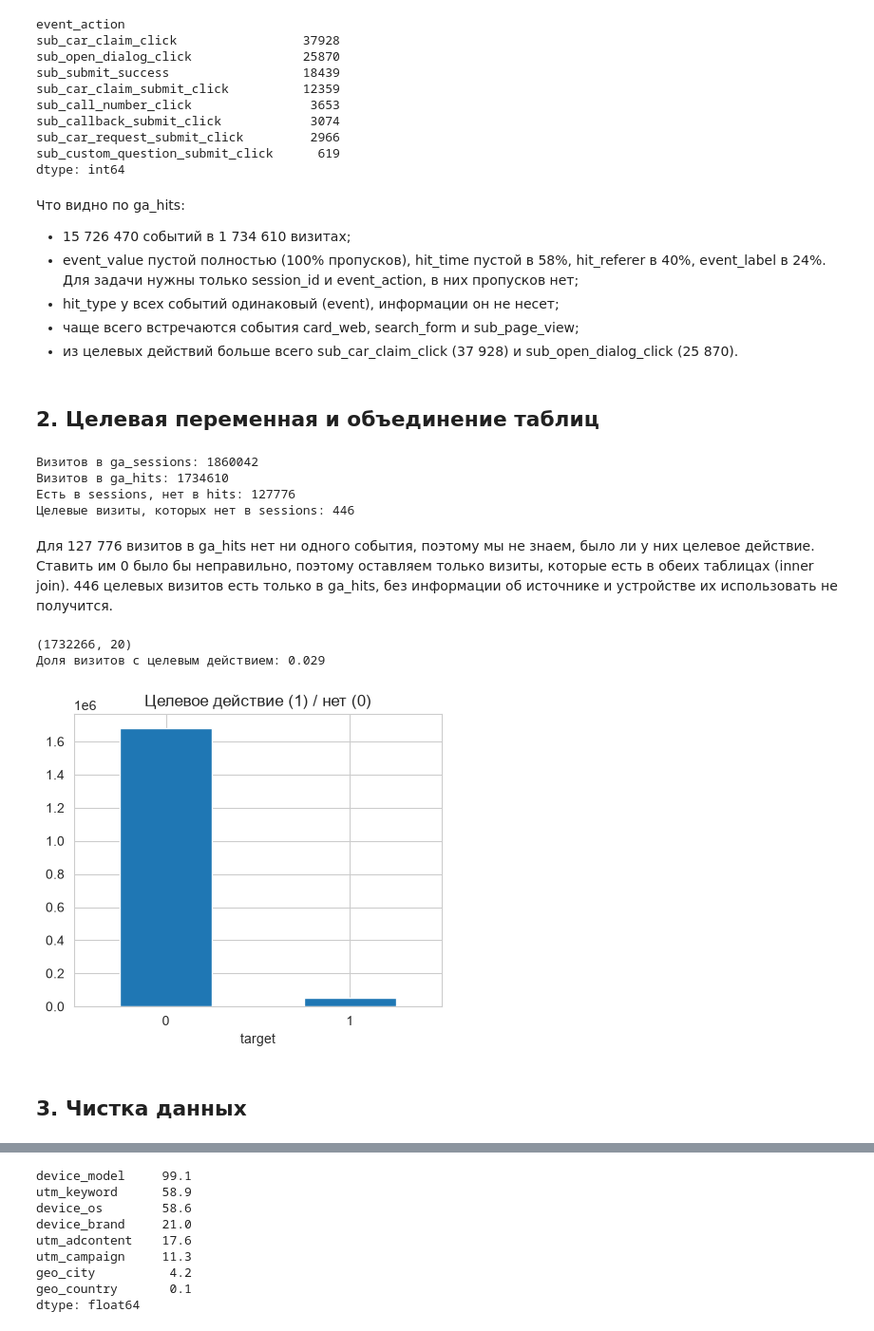
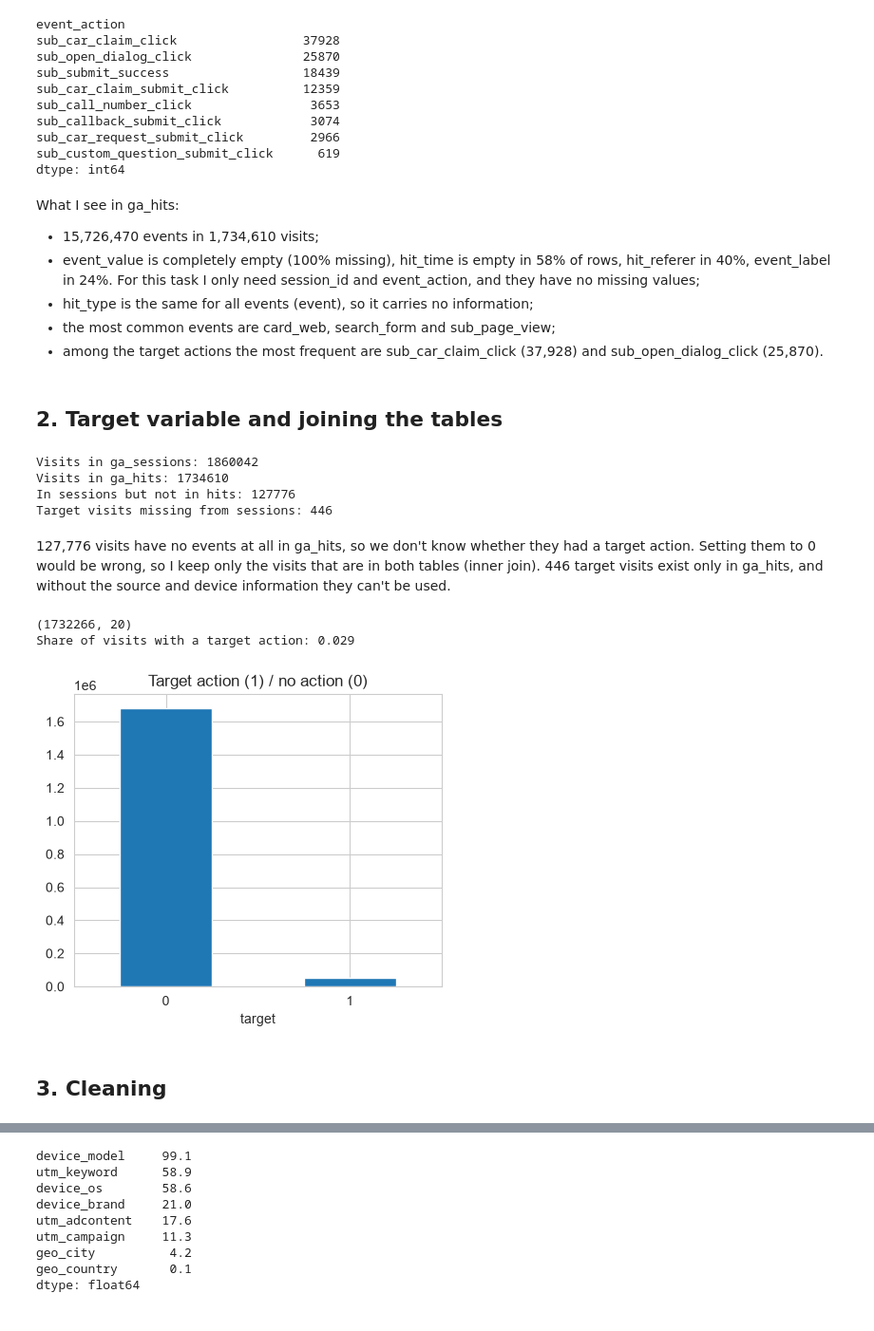
Before and after one commit to Alikonchik-Kaedahara/sber_auto_subscription, a Jupyter notebook: 01_EDA.ipynb, the cells around one changed output, grey strips where cells are left out. Shown at 95% size. Saved outputs shown, nothing was run; the diff lists cells and outputs as text; code cells hidden in the pictures.

```diff
--- a/01_EDA.ipynb
+++ b/01_EDA.ipynb
@@ -151,47 +151,47 @@ sub_car_request_submit_click         2966
 sub_custom_question_submit_click      619
 dtype: int64
 # %% [markdown]
-Что видно по ga_hits:
+What I see in ga_hits:
 
-- 15 726 470 событий в 1 734 610 визитах;
-- event_value пустой полностью (100% пропусков), hit_time пустой в 58%, hit_referer в 40%, event_label в 24%. Для задачи нужны только session_id и event_action, в них пропусков нет;
-- hit_type у всех событий одинаковый (event), информации он не несет;
-- чаще всего встречаются события card_web, search_form и sub_page_view;
-- из целевых действий больше всего sub_car_claim_click (37 928) и sub_open_dialog_click (25 870).
+- 15,726,470 events in 1,734,610 visits;
+- event_value is completely empty (100% missing), hit_time is empty in 58% of rows, hit_referer in 40%, event_label in 24%. For this task I only need session_id and event_action, and they have no missing values;
+- hit_type is the same for all events (event), so it carries no information;
+- the most common events are card_web, search_form and sub_page_view;
+- among the target actions the most frequent are sub_car_claim_click (37,928) and sub_open_dialog_click (25,870).
 # %% [markdown]
-## 2. Целевая переменная и объединение таблиц
+## 2. Target variable and joining the tables
 # %%
 target = pd.DataFrame({'session_id': hits_per_session.index,
                        'hits_count': hits_per_session.values})
 target['target'] = target['session_id'].isin(target_sessions).astype(int)
 target.to_csv('data/target.csv', index=False)
 
-print('Визитов в ga_sessions:', sessions['session_id'].nunique())
-print('Визитов в ga_hits:', target['session_id'].nunique())
-print('Есть в sessions, нет в hits:', (~sessions['session_id'].isin(target['session_id'])).sum())
-print('Целевые визиты, которых нет в sessions:', len(target_sessions - set(sessions['session_id'])))
+print('Visits in ga_sessions:', sessions['session_id'].nunique())
+print('Visits in ga_hits:', target['session_id'].nunique())
+print('In sessions but not in hits:', (~sessions['session_id'].isin(target['session_id'])).sum())
+print('Target visits missing from sessions:', len(target_sessions - set(sessions['session_id'])))
 # %% [output]
-Визитов в ga_sessions: 1860042
-Визитов в ga_hits: 1734610
-Есть в sessions, нет в hits: 127776
-Целевые визиты, которых нет в sessions: 446
+Visits in ga_sessions: 1860042
+Visits in ga_hits: 1734610
+In sessions but not in hits: 127776
+Target visits missing from sessions: 446
 # %% [markdown]
-Для 127 776 визитов в ga_hits нет ни одного события, поэтому мы не знаем, было ли у них целевое действие. Ставить им 0 было бы неправильно, поэтому оставляем только визиты, которые есть в обеих таблицах (inner join). 446 целевых визитов есть только в ga_hits, без информации об источнике и устройстве их использовать не получится.
+127,776 visits have no events at all in ga_hits, so we don't know whether they had a target action. Setting them to 0 would be wrong, so I keep only the visits that are in both tables (inner join). 446 target visits exist only in ga_hits, and without the source and device information they can't be used.
 # %%
 df = sessions.merge(target, on='session_id', how='inner')
 print(df.shape)
-print('Доля визитов с целевым действием:', round(df['target'].mean(), 4))
+print('Share of visits with a target action:', round(df['target'].mean(), 4))
 # %% [output]
 (1732266, 20)
-Доля визитов с целевым действием: 0.029
+Share of visits with a target action: 0.029
 # %%
 plt.figure(figsize=(5, 4))
 df['target'].value_counts().plot(kind='bar')
-plt.title('Целевое действие (1) / нет (0)')
+plt.title('Target action (1) / no action (0)')
 plt.xticks(rotation=0)
 plt.show()
 # %% [output]
-[figure, old version]
+[figure, new version]
 # %% [markdown]
-## 3. Чистка данных
+## 3. Cleaning
 # %%
```
Also changed, not shown: parts of 26 cells of this notebook, 1 other file.
